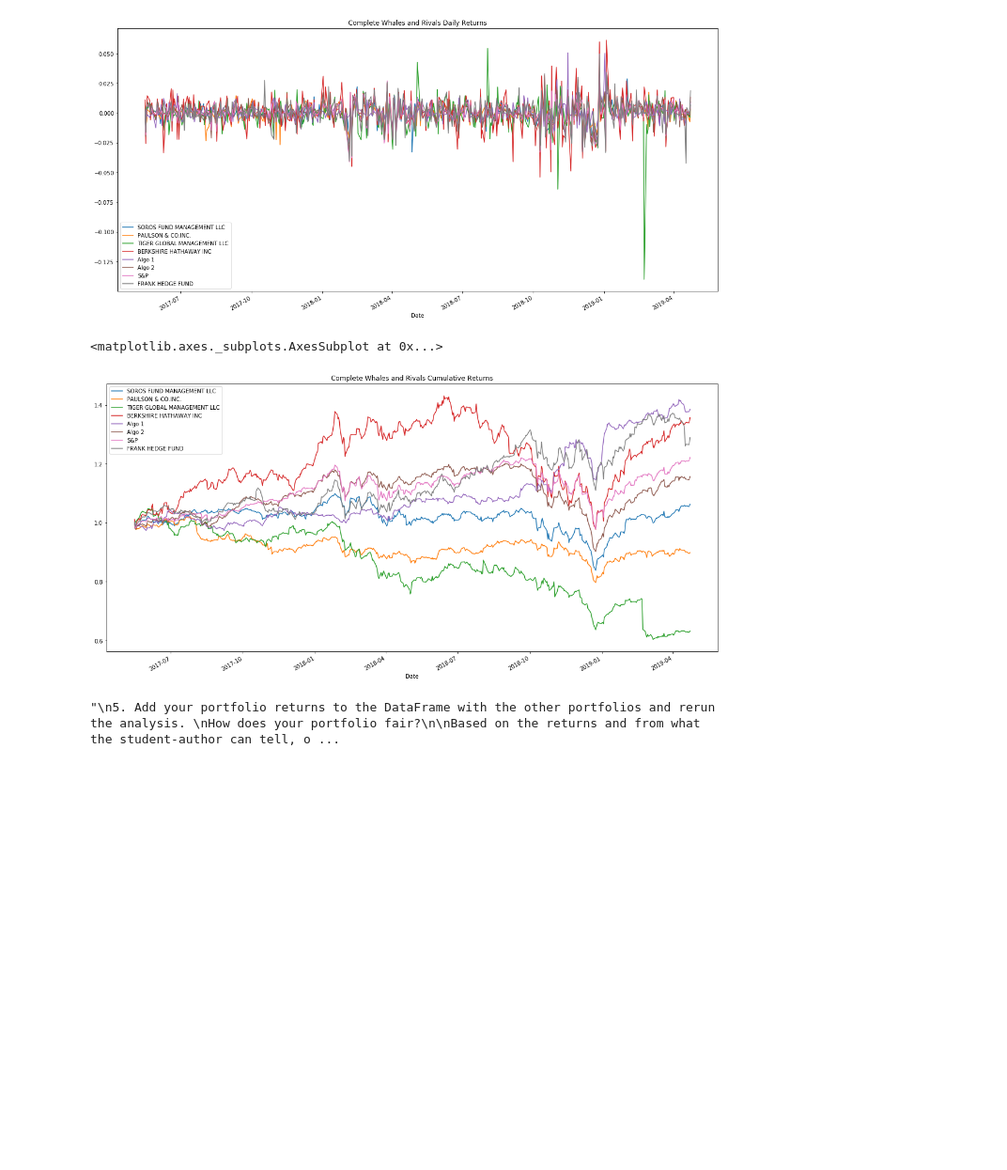
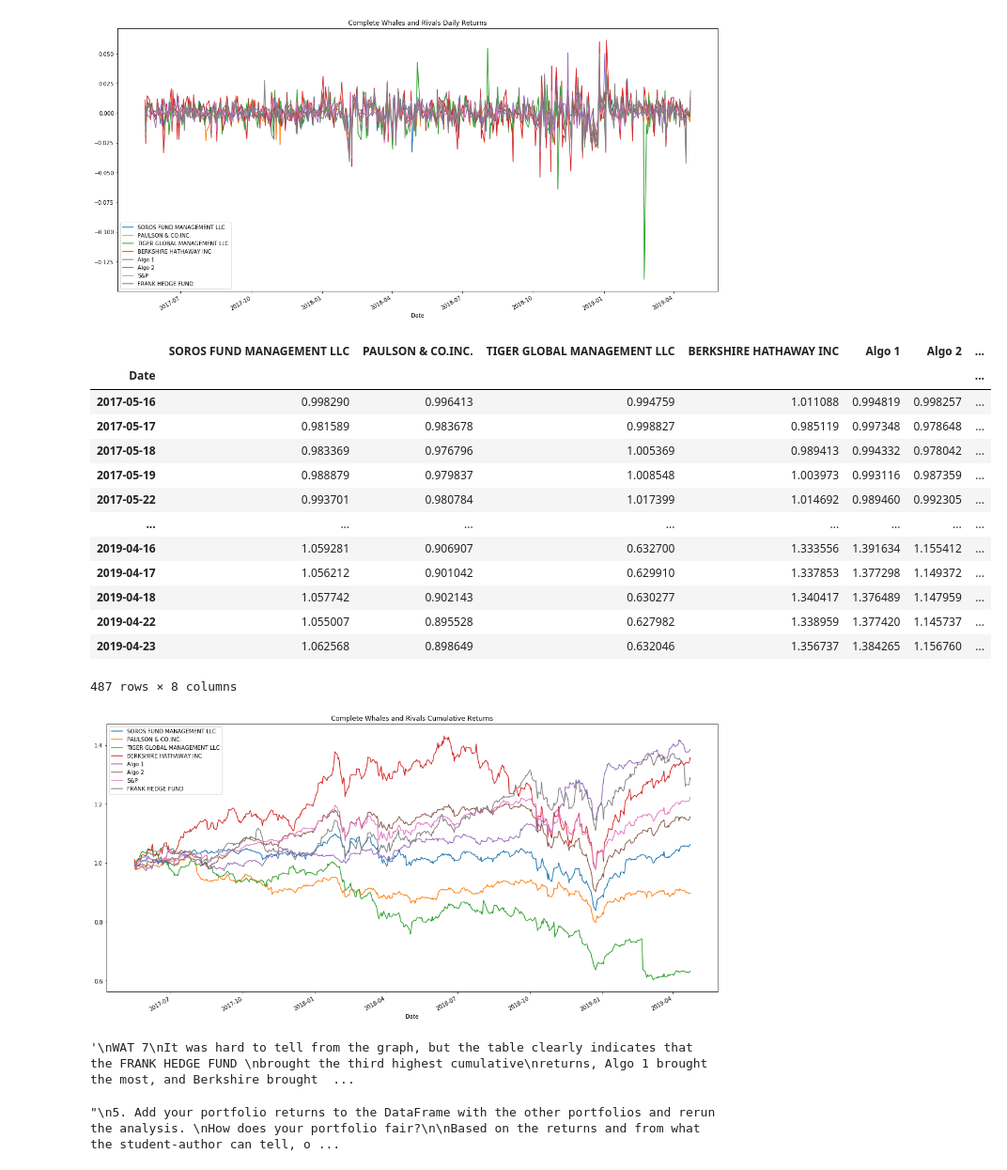
Before and after one commit to coderdc13/whale-and-rival-analysis, a Jupyter notebook: whale-and-rival-analysis.ipynb, the cells around one changed output. Shown at 94% size. Saved outputs shown, nothing was run; the diff lists cells and outputs as text; code cells hidden in the pictures; blank space fills up the shorter version.

```diff
--- a/whale-and-rival-analysis.ipynb
+++ b/whale-and-rival-analysis.ipynb
@@ -1021,11 +1023,35 @@ complete_daily_returns = whales_vs_rivals.plot(figsize=(20,10), title="Complete
 # %%
 # https://stackoverflow.com/questions/40811246/pandas-cumulative-return-function
 complete_cumu_returns = (1 + whales_vs_rivals).cumprod()
 complete_cumu_returns_graph = complete_cumu_returns.plot(figsize=(20,10), title="Complete Whales and Rivals Cumulative Returns")
 complete_cumu_returns_graph
+complete_cumu_returns
 # %% [output]
+|  | SOROS FUND MANAGEMENT LLC | PAULSON & CO.INC. | TIGER GLOBAL MANAGEMENT LLC | BERKSHIRE HATHAWAY INC | Algo 1 | Algo 2 | ... |
+| Date |  |  |  |  |  |  | ... |
+| 2017-05-16 | 0.998290 | 0.996413 | 0.994759 | 1.011088 | 0.994819 | 0.998257 | ... |
+| 2017-05-17 | 0.981589 | 0.983678 | 0.998827 | 0.985119 | 0.997348 | 0.978648 | ... |
+| 2017-05-18 | 0.983369 | 0.976796 | 1.005369 | 0.989413 | 0.994332 | 0.978042 | ... |
+| 2017-05-19 | 0.988879 | 0.979837 | 1.008548 | 1.003973 | 0.993116 | 0.987359 | ... |
+| 2017-05-22 | 0.993701 | 0.980784 | 1.017399 | 1.014692 | 0.989460 | 0.992305 | ... |
+| ... | ... | ... | ... | ... | ... | ... | ... |
+| 2019-04-16 | 1.059281 | 0.906907 | 0.632700 | 1.333556 | 1.391634 | 1.155412 | ... |
+| 2019-04-17 | 1.056212 | 0.901042 | 0.629910 | 1.337853 | 1.377298 | 1.149372 | ... |
+| 2019-04-18 | 1.057742 | 0.902143 | 0.630277 | 1.340417 | 1.376489 | 1.147959 | ... |
+| 2019-04-22 | 1.055007 | 0.895528 | 0.627982 | 1.338959 | 1.377420 | 1.145737 | ... |
+| 2019-04-23 | 1.062568 | 0.898649 | 0.632046 | 1.356737 | 1.384265 | 1.156760 | ... |
-<matplotlib.axes._subplots.AxesSubplot at 0x...>
+487 rows × 8 columns
 [figure]
+# %%
+"""
+WAT 7
+It was hard to tell from the graph, but the table clearly indicates that the FRANK HEDGE FUND
+brought the third highest cumulative
+returns, Algo 1 brought the most, and Berkshire brought the second most...
+
+"""
+# %% [output]
+'\nWAT 7\nIt was hard to tell from the graph, but the table clearly indicates that the FRANK HEDGE FUND \nbrought the third highest cumulative\nreturns, Algo 1 brought the most, and Berkshire brought  ...
 # %%
 """
 5. Add your portfolio returns to the DataFrame with the other portfolios and rerun the analysis.
```
Also changed, not shown: parts of 12 cells of this notebook.
